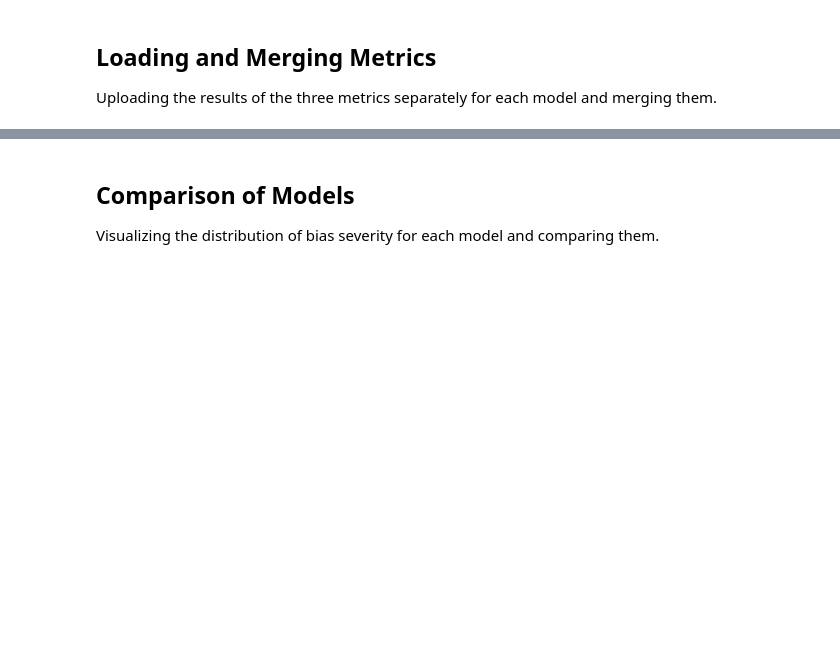
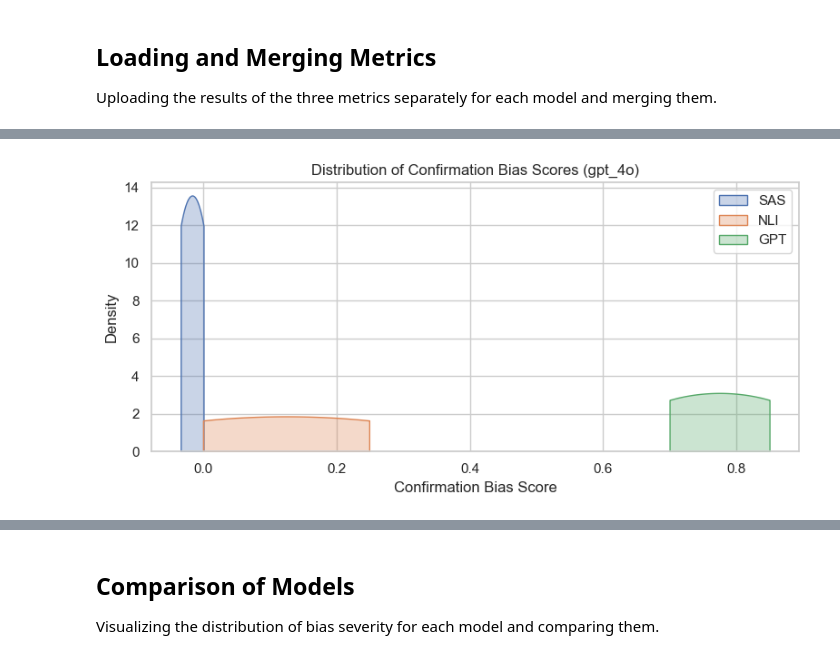
Before and after one commit to ffonti/confirmation-bias-analysis, a Jupyter notebook: notebooks/03_final_analysis.ipynb, the cells around one changed output, grey strips where cells are left out. Saved outputs shown, nothing was run; the diff lists cells and outputs as text; code cells hidden in the pictures; blank space fills up the shorter version.

```diff
--- a/notebooks/03_final_analysis.ipynb
+++ b/notebooks/03_final_analysis.ipynb
@@ -19,10 +19,10 @@ warnings.filterwarnings("ignore")
 sns.set_theme(style="whitegrid")
 
 # Change the prefix based on the files saved in the interim folder
-DATASET_PREFIX = "3_fever" # "3_fever", "4_truthfulqa", "5_mmlu"
+DATASET_PREFIX = "5_mmlu_pro" # "3_fever", "4_truthfulqa", "5_mmlu_pro"
 
 # Models to compare (Must match the filenames saved previously)
-MODELS_TO_COMPARE = ["gpt_4o", "deepseek_r1"]
+MODELS_TO_COMPARE = ["gpt_4o"]#, "deepseek_r1"]
 
 # Path where the intermediate evaluations are loaded from
 INTERIM_DATA_DIR = "../data/interim"
@@ -139,0 +154,17 @@ if not df_all.empty:
+# %%
+if not df_all.empty:
+    # KDE / Histplot overlay for each model
+    for model_name, dfs in model_dfs.items():
+        df_merged = dfs["merged"]
+        plt.figure(figsize=(8, 4))
+        sns.kdeplot(df_merged["CB_SAS"], fill=True, label="SAS", alpha=0.3, cut=0)
+        sns.kdeplot(df_merged["CB_NLI"], fill=True, label="NLI", alpha=0.3, cut=0)
+        sns.kdeplot(df_merged["CB_GPT"].dropna(), fill=True, label="GPT", alpha=0.3, cut=0)
+        plt.title(f"Distribution of Confirmation Bias Scores ({model_name})")
+        plt.xlabel("Confirmation Bias Score")
+        plt.ylabel("Density")
+        plt.legend()
+        plt.tight_layout()
+        plt.show()
+# %% [output]
+[figure, added]
```
Also changed, not shown: parts of 7 cells of this notebook, 4 other files.
